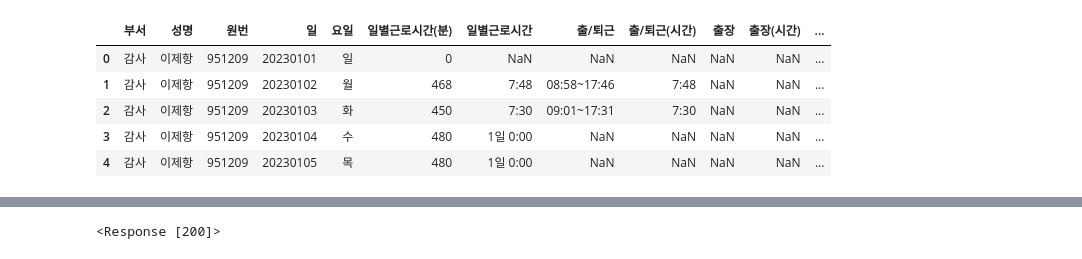
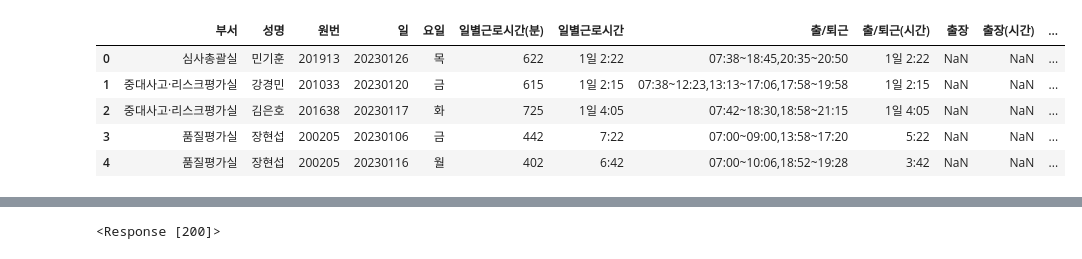
Before and after one commit to cymyung/dilligence, a Jupyter notebook: dilligence.ipynb, the cells around one changed output, grey strips where cells are left out. Saved outputs shown, nothing was run; the diff lists cells and outputs as text; code cells hidden in the pictures.

```diff
--- a/dilligence.ipynb
+++ b/dilligence.ipynb
@@ -6,9 +15,11 @@ a2301 = pd.read_excel('https://raw.githubusercontent.com/cymyung/dilligence/main
+# %%
+a2302 = pd.read_excel('https://raw.githubusercontent.com/cymyung/dilligence/main/2023_01_2.xlsx')
 # %%
-a2301.head()
+a2302.head()
 # %% [output]
 |  | 부서 | 성명 | 원번 | 일 | 요일 | 일별근로시간(분) | 일별근로시간 | 출/퇴근 | 출/퇴근(시간) | 출장 | 출장(시간) | ... |
-| 0 | 감사 | 이제항 | 951209 | 20230101 | 일 | 0 | NaN | NaN | NaN | NaN | NaN | ... |
-| 1 | 감사 | 이제항 | 951209 | 20230102 | 월 | 468 | 7:48 | 08:58~17:46 | 7:48 | NaN | NaN | ... |
-| 2 | 감사 | 이제항 | 951209 | 20230103 | 화 | 450 | 7:30 | 09:01~17:31 | 7:30 | NaN | NaN | ... |
-| 3 | 감사 | 이제항 | 951209 | 20230104 | 수 | 480 | 1일 0:00 | NaN | NaN | NaN | NaN | ... |
-| 4 | 감사 | 이제항 | 951209 | 20230105 | 목 | 480 | 1일 0:00 | NaN | NaN | NaN | NaN | ... |
+| 0 | 심사총괄실 | 민기훈 | 201913 | 20230126 | 목 | 622 | 1일 2:22 | 07:38~18:45,20:35~20:50 | 1일 2:22 | NaN | NaN | ... |
+| 1 | 중대사고·리스크평가실 | 강경민 | 201033 | 20230120 | 금 | 615 | 1일 2:15 | 07:38~12:23,13:13~17:06,17:58~19:58 | 1일 2:15 | NaN | NaN | ... |
+| 2 | 중대사고·리스크평가실 | 김은호 | 201638 | 20230117 | 화 | 725 | 1일 4:05 | 07:42~18:30,18:58~21:15 | 1일 4:05 | NaN | NaN | ... |
+| 3 | 품질평가실 | 장현섭 | 200205 | 20230106 | 금 | 442 | 7:22 | 07:00~09:00,13:58~17:20 | 5:22 | NaN | NaN | ... |
+| 4 | 품질평가실 | 장현섭 | 200205 | 20230116 | 월 | 402 | 6:42 | 07:00~10:06,18:52~19:28 | 3:42 | NaN | NaN | ... |
```
Also changed, not shown: parts of 5 cells of this notebook.
